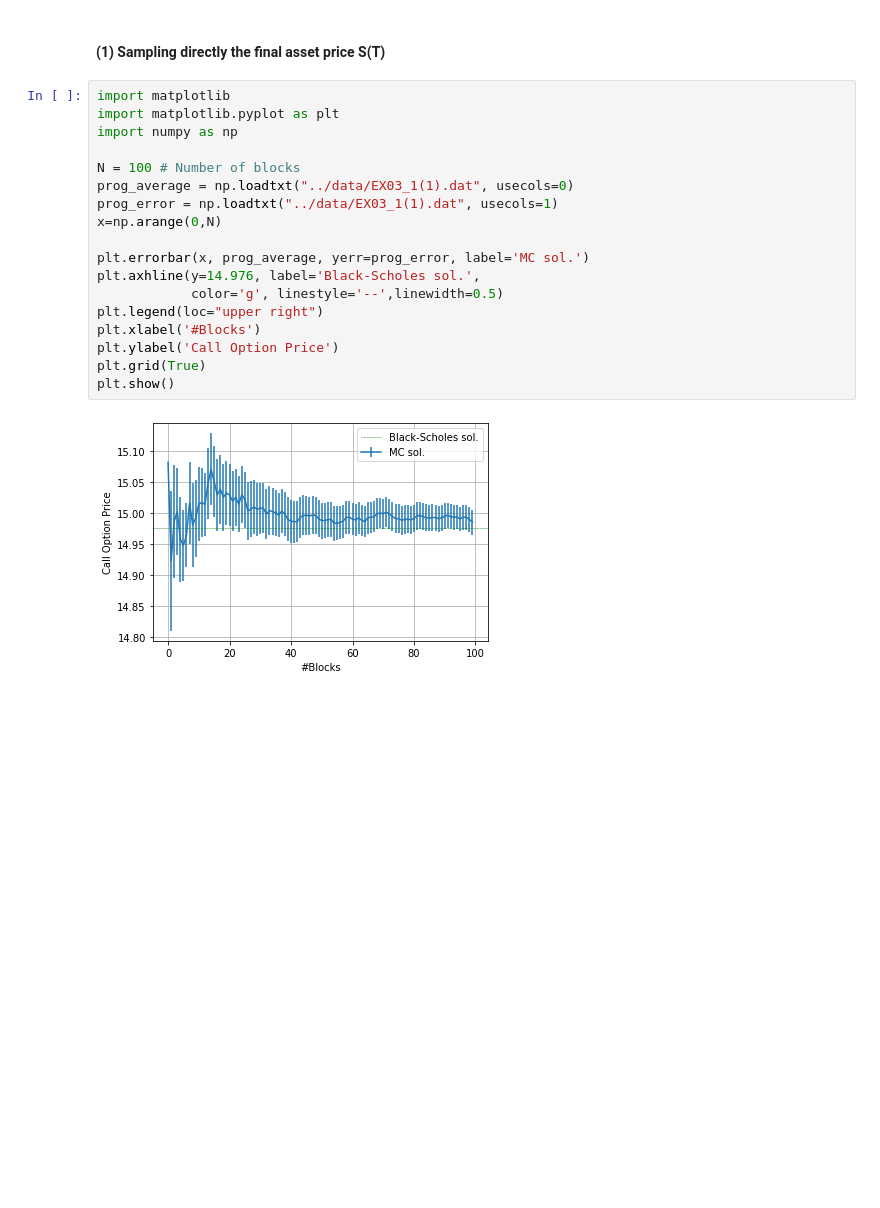
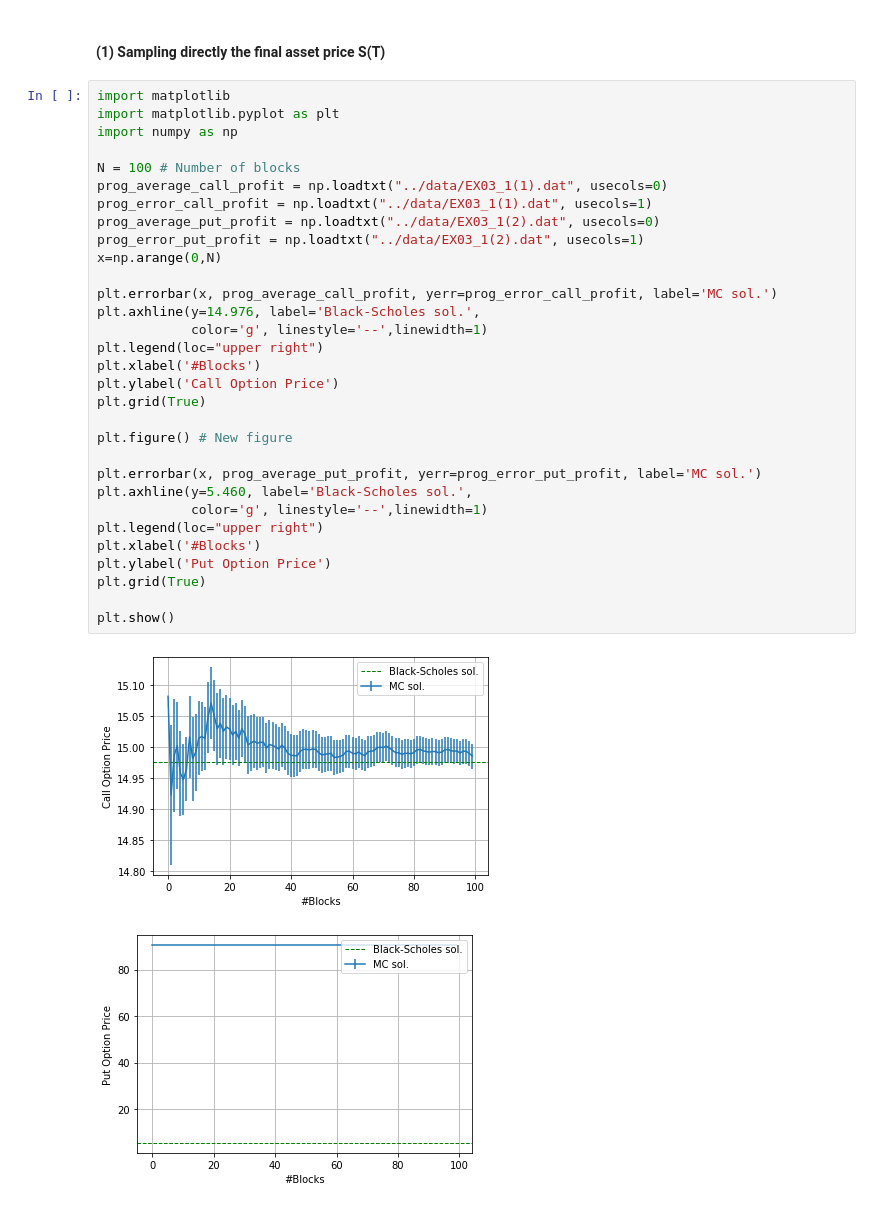
Before and after one commit to mattbona/numerical-simulation-laboratory, a Jupyter notebook: NSL-03/jupyter/LSN_Exercises_03.ipynb, the cells around one changed output. Saved outputs shown, nothing was run; the diff lists cells and outputs as text; blank space fills up the shorter version.

Commit message:
Add working european put profit

```diff
--- a/NSL-03/jupyter/LSN_Exercises_03.ipynb
+++ b/NSL-03/jupyter/LSN_Exercises_03.ipynb
@@ -84,20 +84,34 @@ put:  5.4595325819072364
 # %%
 import matplotlib
 import matplotlib.pyplot as plt
 import numpy as np
 
 N = 100 # Number of blocks
-prog_average = np.loadtxt("../data/EX03_1(1).dat", usecols=0)
-prog_error = np.loadtxt("../data/EX03_1(1).dat", usecols=1)
+prog_average_call_profit = np.loadtxt("../data/EX03_1(1).dat", usecols=0)
+prog_error_call_profit = np.loadtxt("../data/EX03_1(1).dat", usecols=1)
+prog_average_put_profit = np.loadtxt("../data/EX03_1(2).dat", usecols=0)
+prog_error_put_profit = np.loadtxt("../data/EX03_1(2).dat", usecols=1)
 x=np.arange(0,N)
 
-plt.errorbar(x, prog_average, yerr=prog_error, label='MC sol.')
+plt.errorbar(x, prog_average_call_profit, yerr=prog_error_call_profit, label='MC sol.')
 plt.axhline(y=14.976, label='Black-Scholes sol.',
-            color='g', linestyle='--',linewidth=0.5)
+            color='g', linestyle='--',linewidth=1)
 plt.legend(loc="upper right")
 plt.xlabel('#Blocks')
 plt.ylabel('Call Option Price')
 plt.grid(True)
+
+plt.figure() # New figure
+
+plt.errorbar(x, prog_average_put_profit, yerr=prog_error_put_profit, label='MC sol.')
+plt.axhline(y=5.460, label='Black-Scholes sol.',
+            color='g', linestyle='--',linewidth=1)
+plt.legend(loc="upper right")
+plt.xlabel('#Blocks')
+plt.ylabel('Put Option Price')
+plt.grid(True)
+
 plt.show()
 # %% [output]
-[figure, old version]
+[figure, new version]
+[figure, added]
```
Also changed, not shown: 3 other files.
